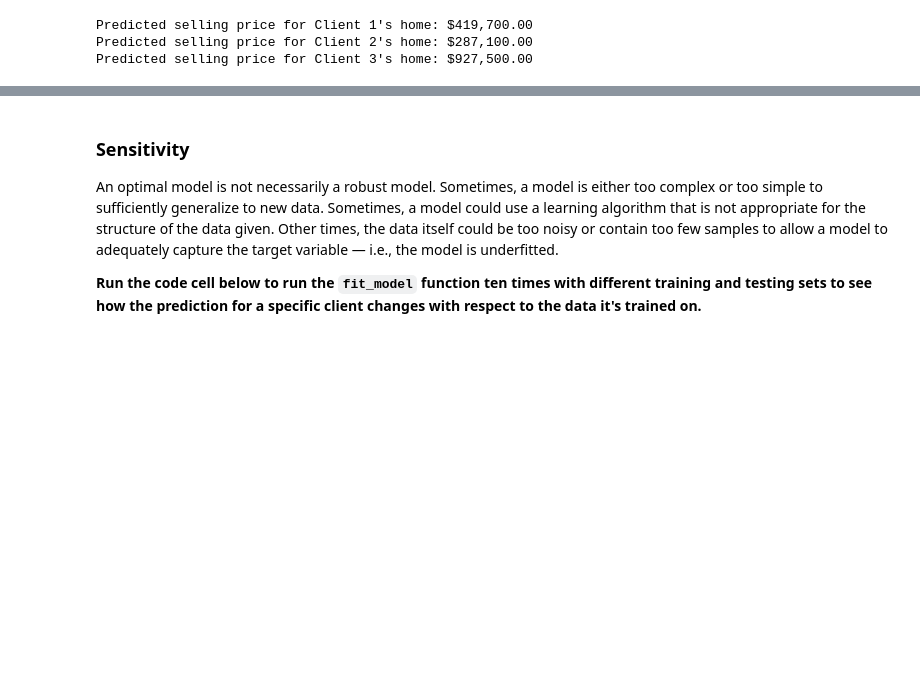
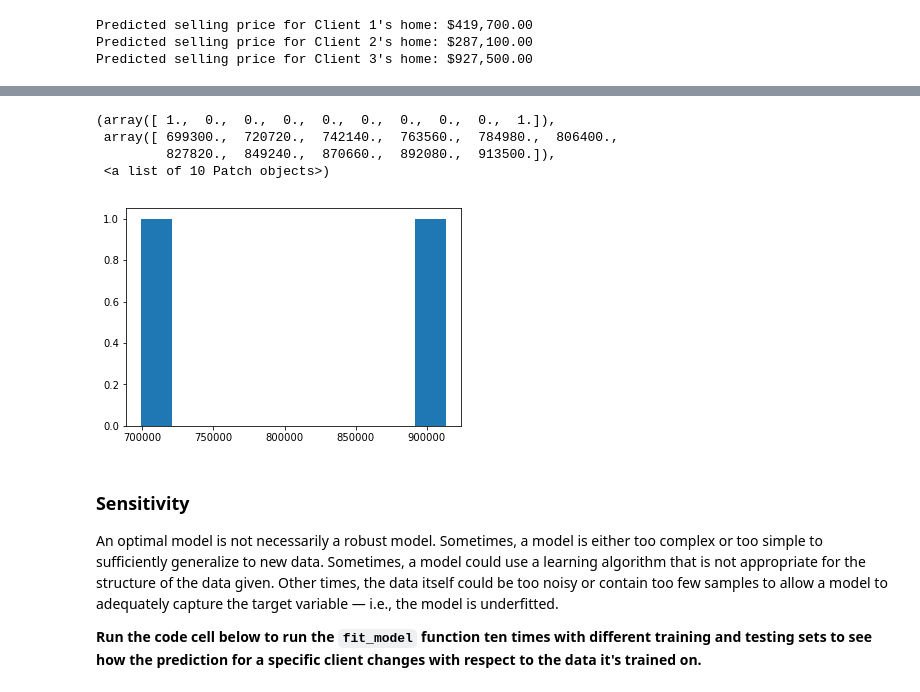
Before and after one commit to moschutt/MLEN, a Jupyter notebook: boston_housing/boston_housing.ipynb, the cells around one changed output, grey strips where cells are left out. Cells and saved outputs as stored; diff of their text form; code cells hidden in the pictures; blank space fills up the shorter version.

```diff
--- a/boston_housing/boston_housing.ipynb
+++ b/boston_housing/boston_housing.ipynb
@@ -431,3 +455,12 @@ Predicted selling price for Client 3's home: $927,500.00
+# %%
+h3 = data[(data['RM'] >= 7) & (data['LSTAT'] < 5) & (data['PTRATIO'] <= 13)]
+mp.hist(h3['MEDV'])
+# %% [output]
+(array([ 1.,  0.,  0.,  0.,  0.,  0.,  0.,  0.,  0.,  1.]),
+ array([ 699300.,  720720.,  742140.,  763560.,  784980.,  806400.,
+         827820.,  849240.,  870660.,  892080.,  913500.]),
+ <a list of 10 Patch objects>)
+[figure, added]
 # %% [markdown]
 ### Sensitivity
 An optimal model is not necessarily a robust model. Sometimes, a model is either too complex or too simple to sufficiently generalize to new data. Sometimes, a model could use a learning algorithm that is not appropriate for the structure of the data given. Other times, the data itself could be too noisy or contain too few samples to allow a model to adequately capture the target variable — i.e., the model is underfitted.
```
Also changed, not shown: parts of 9 cells of this notebook, 1 other file.
